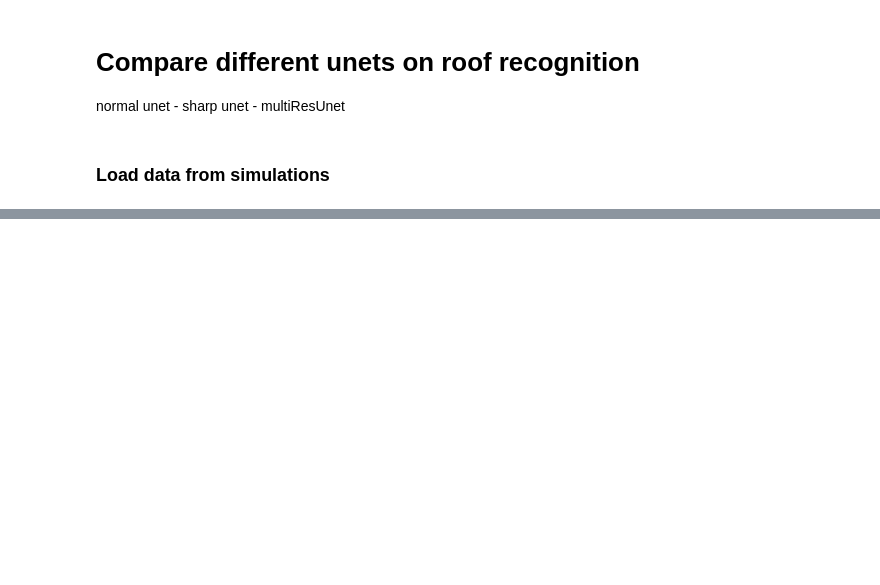
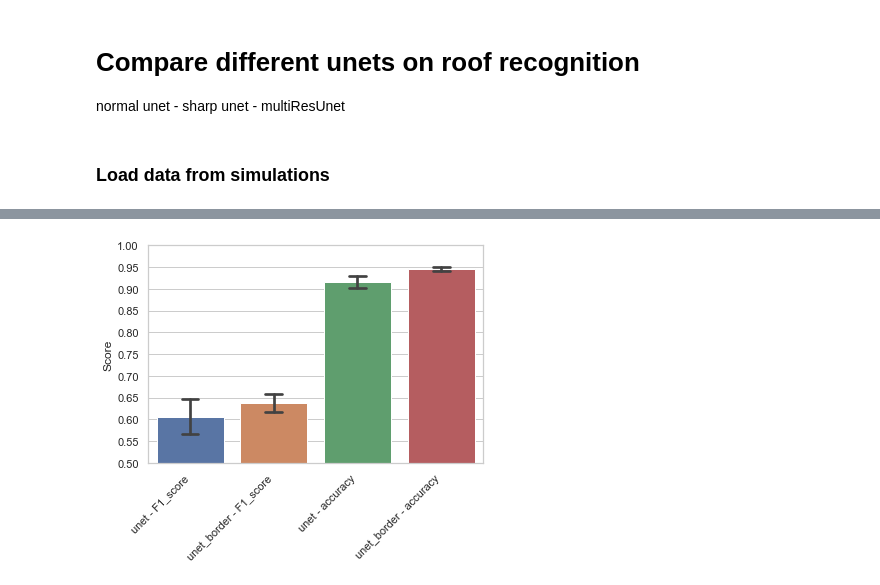
Before and after one commit to stianteien/M_DV_V2022, a Jupyter notebook: unet_detection/compare_unets.ipynb, the cells around one changed output, grey strips where cells are left out. Cells and saved outputs as stored; diff of their text form; code cells hidden in the pictures; blank space fills up the shorter version.

```diff
--- a/unet_detection/compare_unets.ipynb
+++ b/unet_detection/compare_unets.ipynb
@@ -62,0 +96,9 @@ array([0.5, 0.6, 0.7, 0.8, 0.9, 1. ])
+# %%
+combs = np.vstack([unet, unet_border]).T
+metrics_df = pd.DataFrame(combs,
+             columns=["unet - F1_score",
+                      "unet - accuracy",
+                      "unet_border - F1_score",
+                      "unet_border - accuracy"])
+
+metrics_df
@@ -62,0 +112,16 @@ array([0.5, 0.6, 0.7, 0.8, 0.9, 1. ])
+# %%
+sns.set_theme(style="whitegrid")
+sns.barplot(data=metrics_df,
+           order=["unet - F1_score", "unet_border - F1_score", "unet - accuracy", "unet_border - accuracy"],
+           capsize=.2,
+           ci='sd')
+
+plt.yticks(np.arange(.5,1.01,.05))
+plt.ylim(0.5,1)
+plt.xticks(rotation=45, ha="right")
+plt.ylabel("Score")
+
+
+plt.show()
+# %% [output]
+[figure, added]
```
Also changed, not shown: parts of 9 cells of this notebook, 1 other file.
